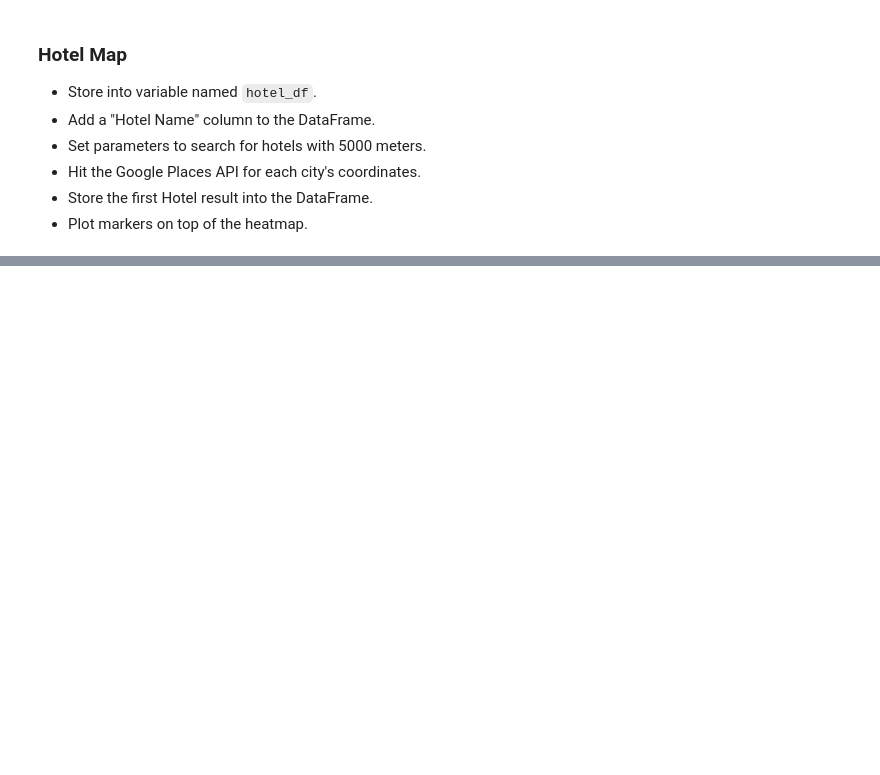
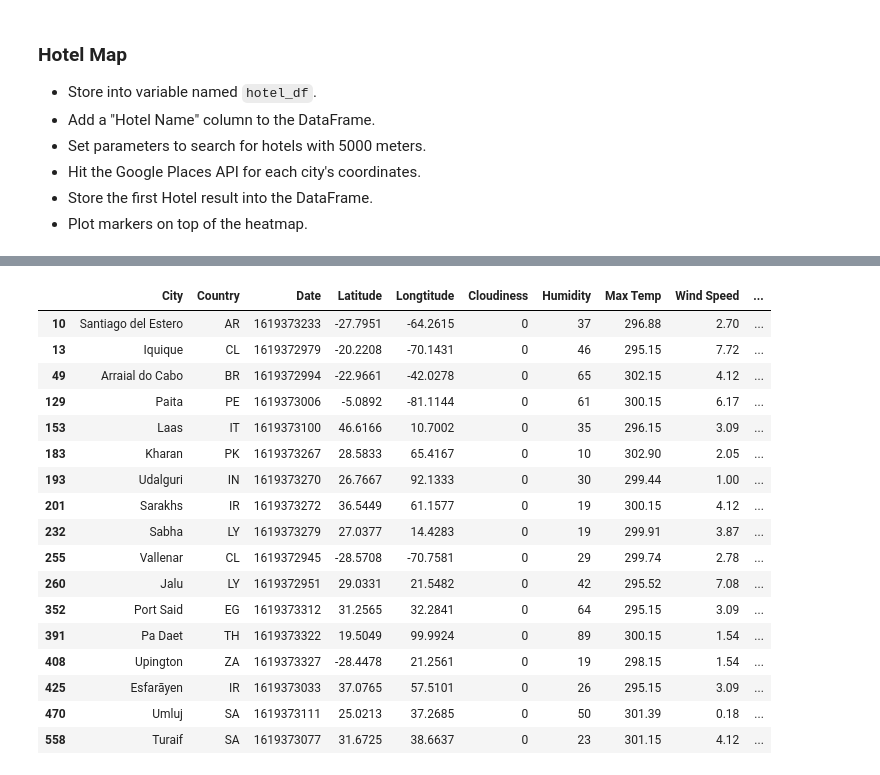
Before and after one commit to gigilynne/python-api-challenge, a Jupyter notebook: WeatherPy/VacationPy.ipynb, the cells around one changed output, grey strips where cells are left out. Drawn from its saved outputs; the diff is of its cells as text; code cells hidden in the pictures; blank space fills up the shorter version.

```diff
--- a/WeatherPy/VacationPy.ipynb
+++ b/WeatherPy/VacationPy.ipynb
@@ -69,3 +139,56 @@ Figure(layout=FigureLayout(border='2px solid green', height='800px', margin='5 a
+# %%
+#create request beginning with the base url
+base_url = "https://maps.googleapis.com/maps/api/place/nearbysearch/json"
+
+#include the parameters with the api key, will add location through the for loop
+param = {"keyword" : "hotel",
+                  "radius" : 5000,
+                      "key" : g_key}
+# %%
+#pull the information in from the df for the for loop
+for index, row in hotel_df.iterrows():
+    lati = row["Latitude"]
+    long = row["Longtitude"]
+    city_name = row["City"]
+
+    # add location to the parameter dictionary for the search
+    param["location"] = f"{lati},{long}"
+
+    # assemble url and make API request to get results
+    response = requests.get(base_url, params=param).json()
+    results = response['results']
+
+    #append results to df, skipping any errors
+    try:
+        hotel_df.loc[index, "Hotel Name"] = results[0]['name']
+
+    except (KeyError, IndexError):
+        #skip to next location
+
+        #added delay to resolve error in timing
+        time.sleep(1)
+# %%
+#call df to see list of nearest hotels
+hotel_df
+# %% [output]
+|  | City | Country | Date | Latitude | Longtitude | Cloudiness | Humidity | Max Temp | Wind Speed | ... |
+| 10 | Santiago del Estero | AR | 1619373233 | -27.7951 | -64.2615 | 0 | 37 | 296.88 | 2.70 | ... |
+| 13 | Iquique | CL | 1619372979 | -20.2208 | -70.1431 | 0 | 46 | 295.15 | 7.72 | ... |
+| 49 | Arraial do Cabo | BR | 1619372994 | -22.9661 | -42.0278 | 0 | 65 | 302.15 | 4.12 | ... |
+| 129 | Paita | PE | 1619373006 | -5.0892 | -81.1144 | 0 | 61 | 300.15 | 6.17 | ... |
+| 153 | Laas | IT | 1619373100 | 46.6166 | 10.7002 | 0 | 35 | 296.15 | 3.09 | ... |
+| 183 | Kharan | PK | 1619373267 | 28.5833 | 65.4167 | 0 | 10 | 302.90 | 2.05 | ... |
+| 193 | Udalguri | IN | 1619373270 | 26.7667 | 92.1333 | 0 | 30 | 299.44 | 1.00 | ... |
+| 201 | Sarakhs | IR | 1619373272 | 36.5449 | 61.1577 | 0 | 19 | 300.15 | 4.12 | ... |
+| 232 | Sabha | LY | 1619373279 | 27.0377 | 14.4283 | 0 | 19 | 299.91 | 3.87 | ... |
+| 255 | Vallenar | CL | 1619372945 | -28.5708 | -70.7581 | 0 | 29 | 299.74 | 2.78 | ... |
+| 260 | Jalu | LY | 1619372951 | 29.0331 | 21.5482 | 0 | 42 | 295.52 | 7.08 | ... |
+| 352 | Port Said | EG | 1619373312 | 31.2565 | 32.2841 | 0 | 64 | 295.15 | 3.09 | ... |
+| 391 | Pa Daet | TH | 1619373322 | 19.5049 | 99.9924 | 0 | 89 | 300.15 | 1.54 | ... |
+| 408 | Upington | ZA | 1619373327 | -28.4478 | 21.2561 | 0 | 19 | 298.15 | 1.54 | ... |
+| 425 | Esfarāyen | IR | 1619373033 | 37.0765 | 57.5101 | 0 | 26 | 295.15 | 3.09 | ... |
+| 470 | Umluj | SA | 1619373111 | 25.0213 | 37.2685 | 0 | 50 | 301.39 | 0.18 | ... |
+| 558 | Turaif | SA | 1619373077 | 31.6725 | 38.6637 | 0 | 23 | 301.15 | 4.12 | ... |
 # %%
 # NOTE: Do not change any of the code in this cell
 
```
Also changed, not shown: parts of 7 cells of this notebook, 2 other files.
